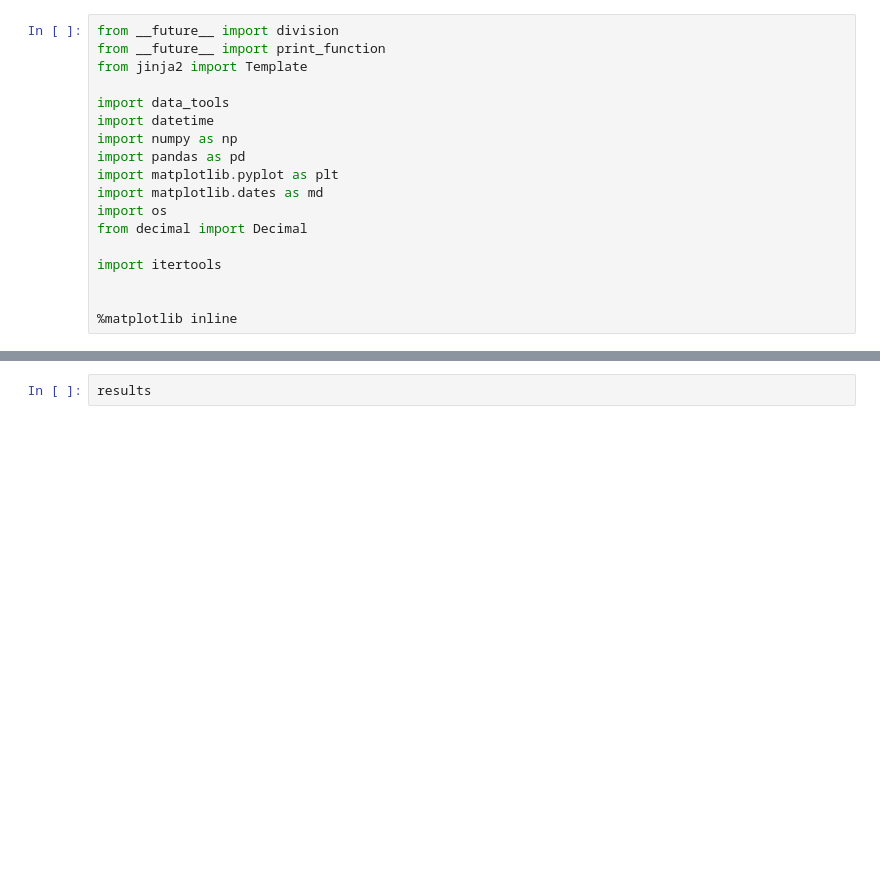
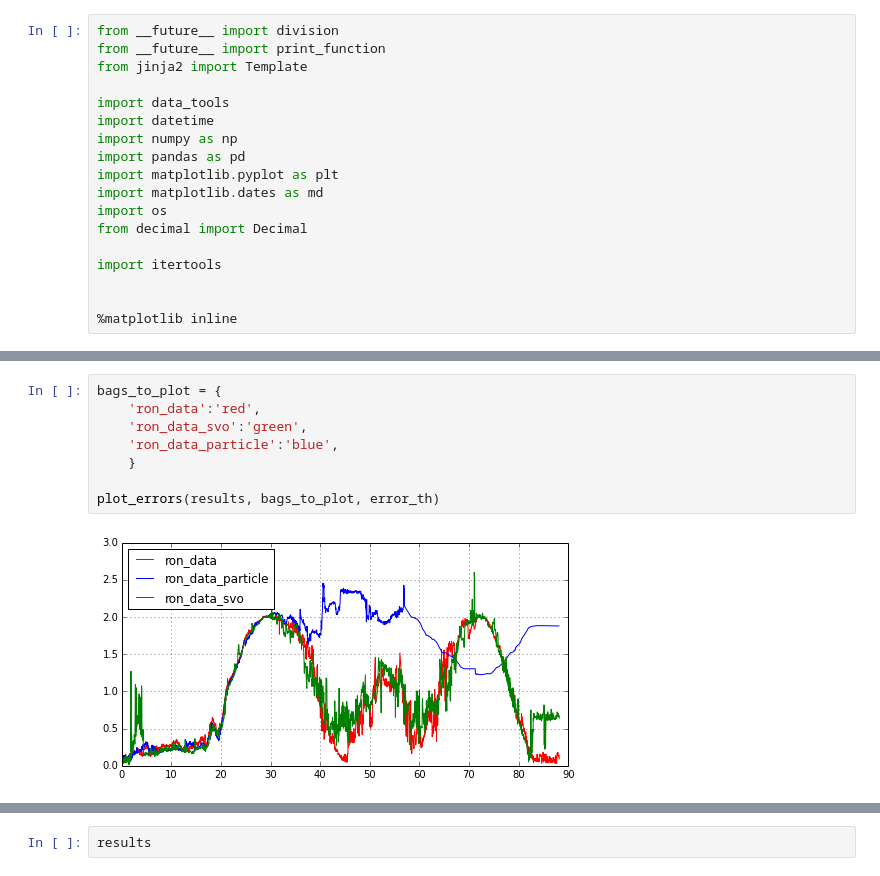
Before and after one commit to ruffsl/my_ros_scripts, a Jupyter notebook: plots/plot_object_error.ipynb, the cells around one changed output, grey strips where cells are left out. Drawn from its saved outputs; the diff is of its cells as text; blank space fills up the shorter version.

```diff
--- a/plots/plot_object_error.ipynb
+++ b/plots/plot_object_error.ipynb
@@ -159,0 +218,10 @@ ron_occ :
+# %%
+bags_to_plot = {
+    'ron_data':'red',
+    'ron_data_svo':'green',
+    'ron_data_particle':'blue',
+    }
+
+plot_errors(results, bags_to_plot, error_th)
+# %% [output]
+[figure, added]
```
Also changed, not shown: parts of 14 cells of this notebook.
